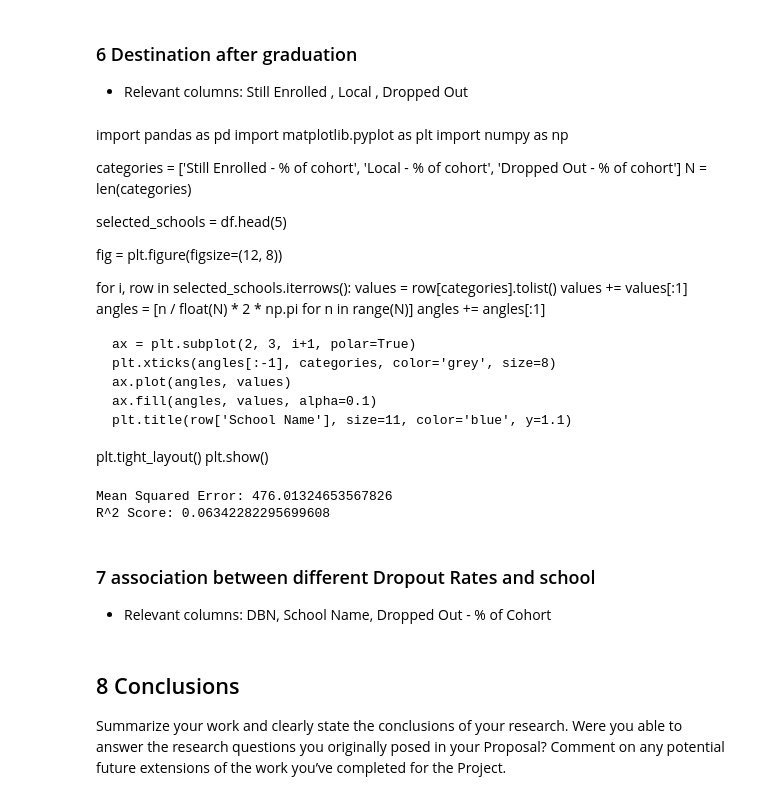
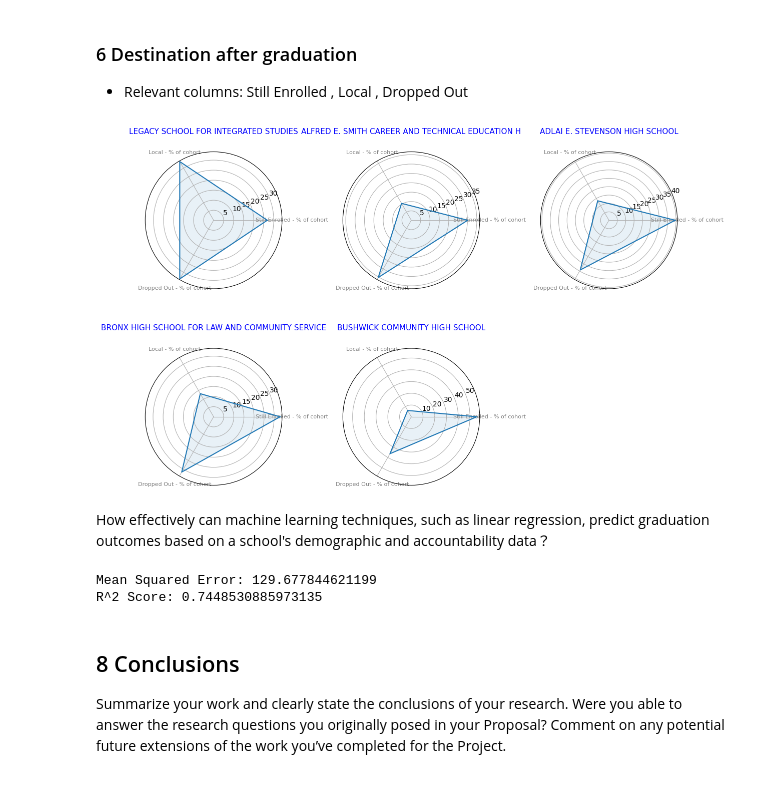
Before and after one commit to Francesgaba/GraduationOutcomes, a Jupyter notebook: graduation_outcomes.ipynb, the cells around one changed output. Drawn from its saved outputs; the diff is of its cells as text; code cells hidden in the pictures.

```diff
--- a/graduation_outcomes.ipynb
+++ b/graduation_outcomes.ipynb
@@ -485,57 +475,16 @@ plt.show()
 # %% [markdown]
 ### 6 Destination after graduation
 * Relevant columns:  Still Enrolled , Local , Dropped Out
-# %% [markdown]
-import pandas as pd
-import matplotlib.pyplot as plt
-import numpy as np
-
-categories = ['Still Enrolled - % of cohort', 'Local - % of cohort', 'Dropped Out - % of cohort']
-N = len(categories)
-
-selected_schools = df.head(5)
-
-fig = plt.figure(figsize=(12, 8))
-
-for i, row in selected_schools.iterrows():
-    values = row[categories].tolist()
-    values += values[:1]
-    angles = [n / float(N) * 2 * np.pi for n in range(N)]
-    angles += angles[:1]
-
-    ax = plt.subplot(2, 3, i+1, polar=True)
-    plt.xticks(angles[:-1], categories, color='grey', size=8)
-    ax.plot(angles, values)
-    ax.fill(angles, values, alpha=0.1)
-    plt.title(row['School Name'], size=11, color='blue', y=1.1)
-
-plt.tight_layout()
-plt.show()
-# %%
-import pandas as pd
-from sklearn.model_selection import train_test_split
-from sklearn.linear_model import LinearRegression
-from sklearn.metrics import mean_squared_error, r2_score
-
-features = ['female_per', 'asian_per', 'white_per','total_enrollment']
-target = 'Total Grads - % of cohort'
-
-X_train, X_test, y_train, y_test = train_test_split(df[features], df[target], test_size=0.2, random_state=42)
-
-model = LinearRegression()
-
-model.fit(X_train, y_train)
-
-y_pred = model.predict(X_test)
-
-mse = mean_squared_error(y_test, y_pred)
-r2 = r2_score(y_test, y_pred)
-
-print(f'Mean Squared Error: {mse}')
-print(f'R^2 Score: {r2}')
-# %% [output]
-Mean Squared Error: 476.01324653567826
-R^2 Score: 0.06342282295699608
-# %% [markdown]
-### 7 association between different Dropout Rates and school
-* Relevant columns:  DBN, School Name, Dropped Out - % of Cohort
+# %%
+selected_school_names = [
+    'BUSHWICK COMMUNITY HIGH SCHOOL',
+    'ALFRED E. SMITH CAREER AND TECHNICAL EDUCATION H',
+    'ADLAI E. STEVENSON HIGH SCHOOL',
+    'LEGACY SCHOOL FOR INTEGRATED STUDIES',
+    'BRONX HIGH SCHOOL FOR LAW AND COMMUNITY SERVICE'
+]
+analysis.plot_school_outcomes(selected_school_names)
+# %% [output]
+[figure, added]
+# %% [markdown]
+ How effectively can machine learning techniques, such as linear regression, predict graduation outcomes based on a school's demographic and accountability data？
@@ -542,3 +494,10 @@ R^2 Score: 0.06342282295699608
+# %%
+features = ['asian_per', 'white_per', 'Total Regents - % of cohort']
+target = 'Total Grads - % of cohort'
+model, mse, r2 = analysis.train_and_evaluate(features, target)
+# %% [output]
+Mean Squared Error: 129.677844621199
+R^2 Score: 0.7448530885973135
 # %% [markdown]
 ## 8 Conclusions
 Summarize your work and clearly state the conclusions of your research. Were you able to answer the research questions you originally posed in your Proposal? Comment on any potential future extensions of the work you’ve completed for the Project.
```
Also changed, not shown: parts of 20 cells of this notebook.
